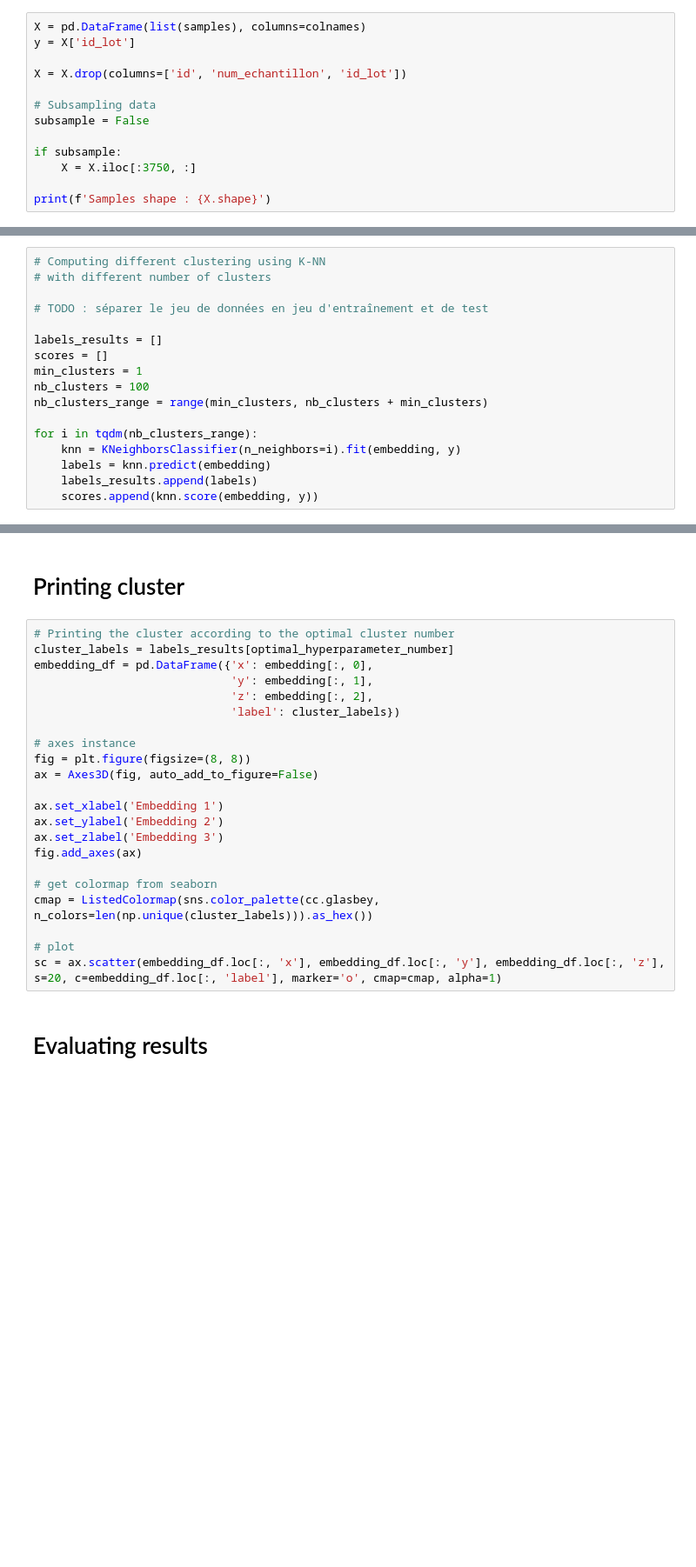
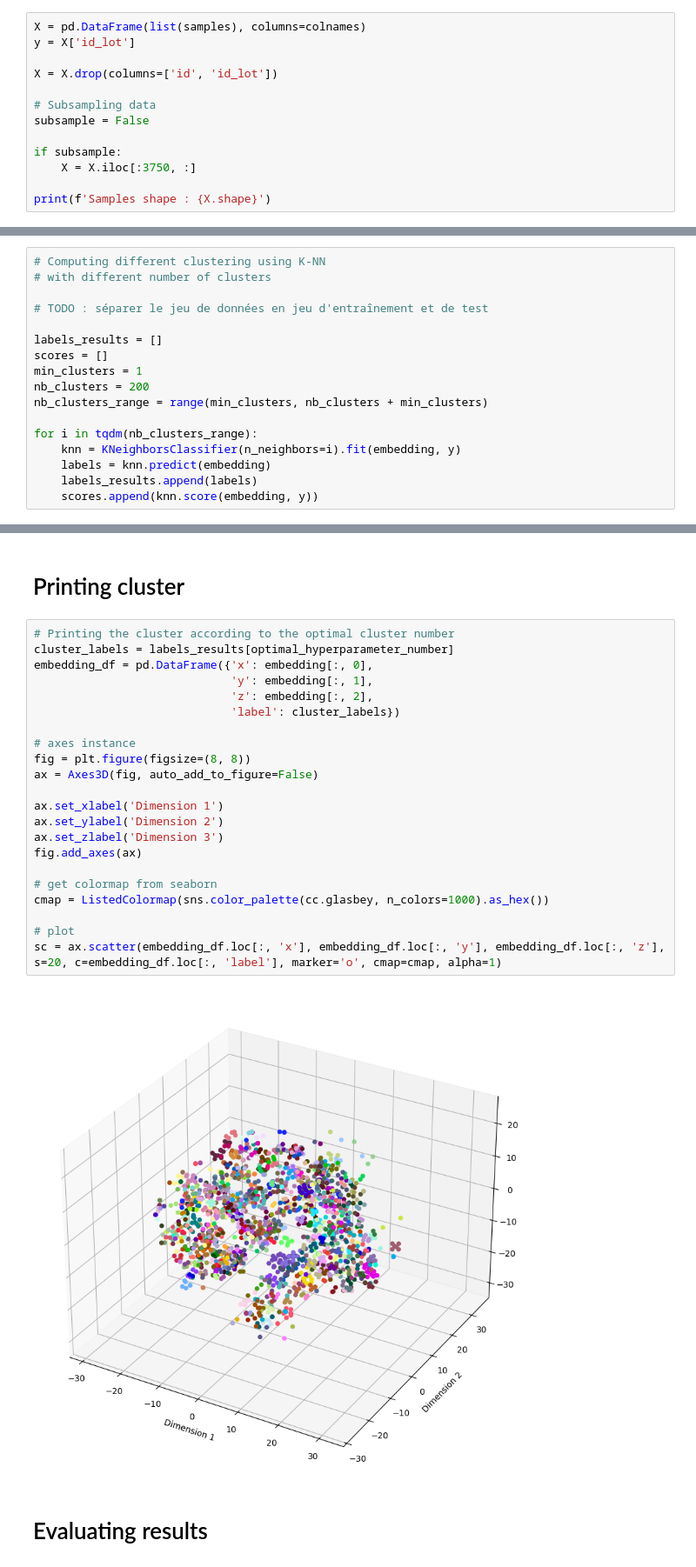
Before and after one commit to SebastienGuillemin/statistics, a Jupyter notebook: descriptive_statistics/clustering/t-SNE_knn_samples.ipynb, the cells around one changed output, grey strips where cells are left out. Shown at 87% size. Cells and saved outputs as stored; diff of their text form; blank space fills up the shorter version.

```diff
--- a/descriptive_statistics/clustering/t-SNE_knn_samples.ipynb
+++ b/descriptive_statistics/clustering/t-SNE_knn_samples.ipynb
@@ -45,7 +45,7 @@ colnames = [desc[0] for desc in cur.description]
 X = pd.DataFrame(list(samples), columns=colnames)
 y = X['id_lot']
 
-X = X.drop(columns=['id', 'num_echantillon', 'id_lot'])
+X = X.drop(columns=['id', 'id_lot'])
 
 # Subsampling data
 subsample = False
@@ -90,7 +96,7 @@ sc = ax.scatter(embedding[:, 0], embedding[:, 1], embedding[:, 2], s=10, marker=
 labels_results = []
 scores = []
 min_clusters = 1
-nb_clusters = 100
+nb_clusters = 200
 nb_clusters_range = range(min_clusters, nb_clusters + min_clusters)
 
 for i in tqdm(nb_clusters_range):
@@ -125,25 +135,27 @@ print(f'Optimal number of neighbors : {optimal_hyperparameter_number}. Score val
 # %%
 # Printing the cluster according to the optimal cluster number
 cluster_labels = labels_results[optimal_hyperparameter_number]
 embedding_df = pd.DataFrame({'x': embedding[:, 0],
                              'y': embedding[:, 1],
                              'z': embedding[:, 2],
                              'label': cluster_labels})
 
 # axes instance
 fig = plt.figure(figsize=(8, 8))
 ax = Axes3D(fig, auto_add_to_figure=False)
 
-ax.set_xlabel('Embedding 1')
-ax.set_ylabel('Embedding 2')
-ax.set_zlabel('Embedding 3')
+ax.set_xlabel('Dimension 1')
+ax.set_ylabel('Dimension 2')
+ax.set_zlabel('Dimension 3')
 fig.add_axes(ax)
 
 # get colormap from seaborn
-cmap = ListedColormap(sns.color_palette(cc.glasbey, n_colors=len(np.unique(cluster_labels))).as_hex())
+cmap = ListedColormap(sns.color_palette(cc.glasbey, n_colors=1000).as_hex())
 
 # plot
 sc = ax.scatter(embedding_df.loc[:, 'x'], embedding_df.loc[:, 'y'], embedding_df.loc[:, 'z'], s=20, c=embedding_df.loc[:, 'label'], marker='o', cmap=cmap, alpha=1)
+# %% [output]
+[figure, added]
 # %% [markdown]
 # Evaluating results
 # %% [markdown]
```
Also changed, not shown: parts of 6 cells of this notebook, 1 other file.
